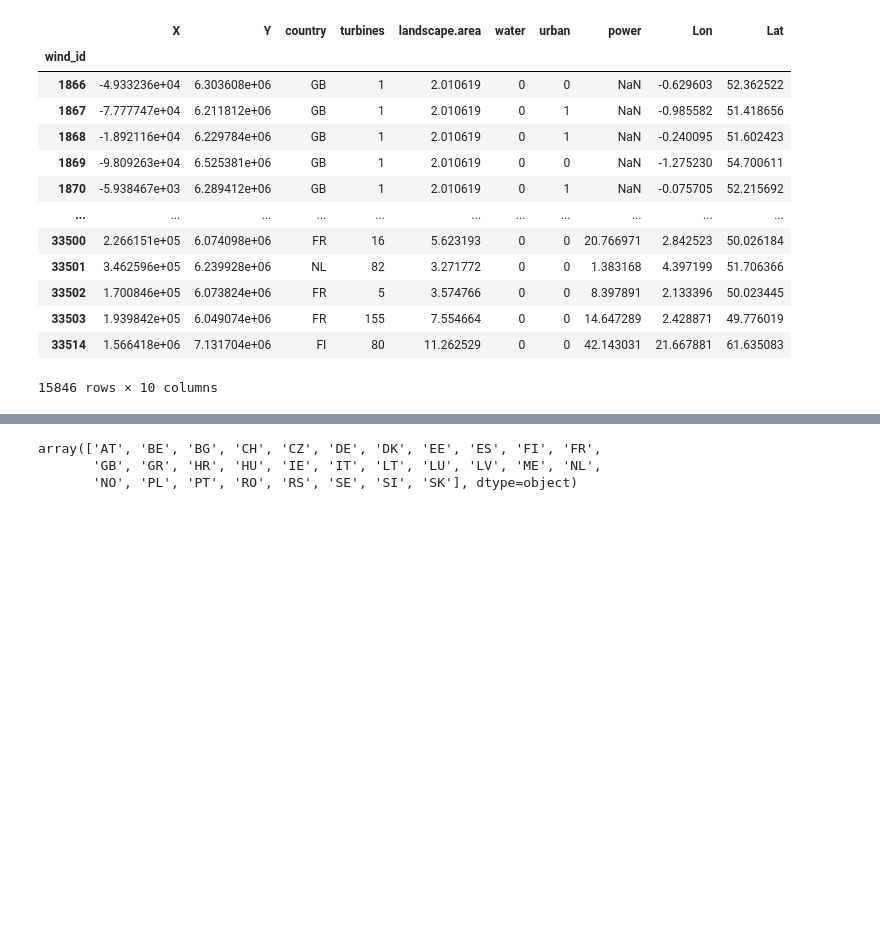
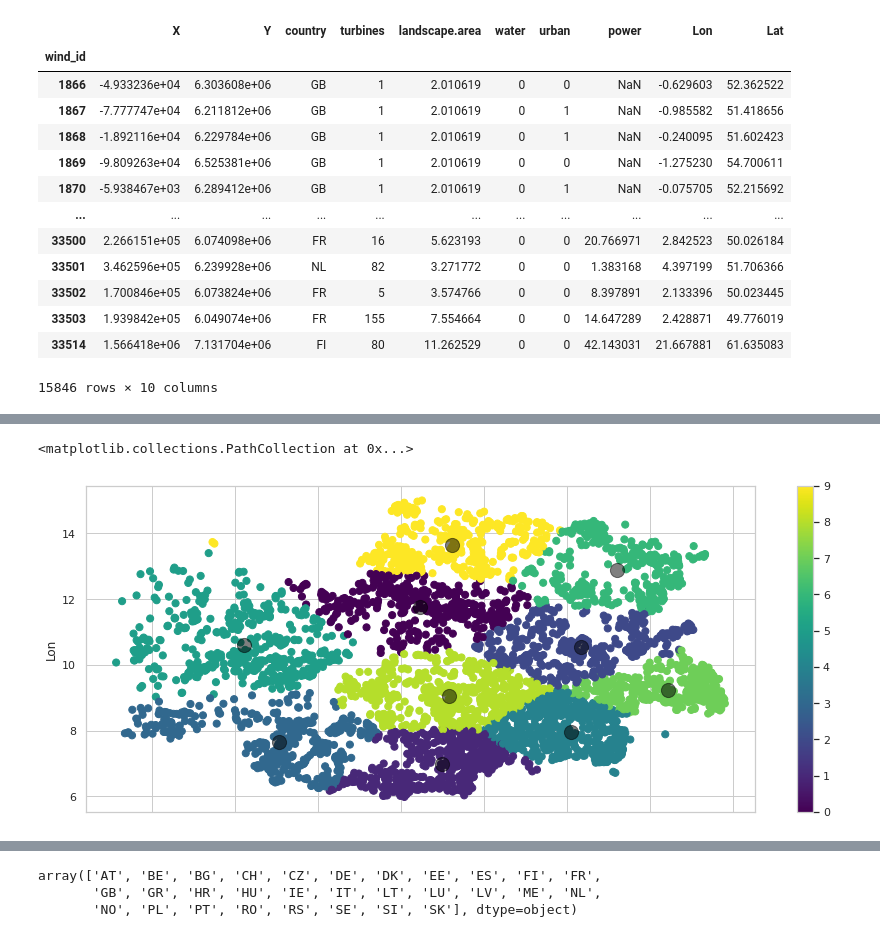
Before and after one commit to JanFrederickUnnewehr/wind_dataset_comparison, a Jupyter notebook: main.ipynb, the cells around one changed output, grey strips where cells are left out. Cells and saved outputs as stored; diff of their text form; code cells hidden in the pictures; blank space fills up the shorter version.

```diff
--- a/main.ipynb
+++ b/main.ipynb
@@ -339,0 +375,12 @@ H_Wind
+# %%
+kmeans = KMeans(n_clusters = 10, init ='k-means++')
+
+kmeans.fit(X_H_Wind[X_H_Wind.columns[1:3]]) # Compute k-means clustering.
+
+X_H_Wind['cluster_label'] = kmeans.fit_predict(X_H_Wind[X_H_Wind.columns[1:3]])
+
+centers = kmeans.cluster_centers_ # Coordinates of cluster centers.
+
+labels = kmeans.predict(X_H_Wind[X_H_Wind.columns[1:3]]) # Labels of each point
+
+X_H_Wind.head(10)
@@ -339,0 +400,7 @@ H_Wind
+# %%
+X_H_Wind.plot.scatter(x = 'Lat', y = 'Lon', c=labels, s=50, cmap='viridis')
+
+plt.scatter(centers[:, 0], centers[:, 1], c='black', s=200, alpha=0.5)
+# %% [output]
+<matplotlib.collections.PathCollection at 0x...>
+[figure, added]
```
Also changed, not shown: parts of 11 cells of this notebook.
